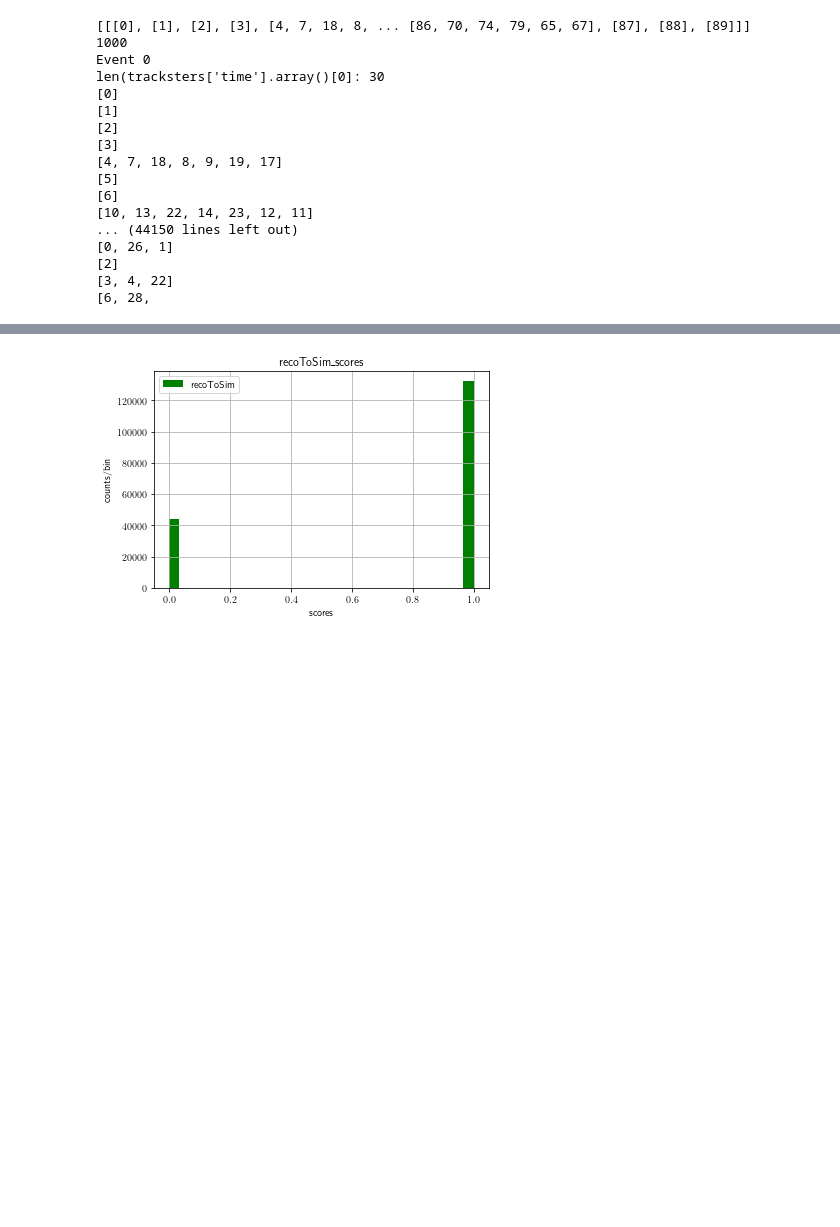
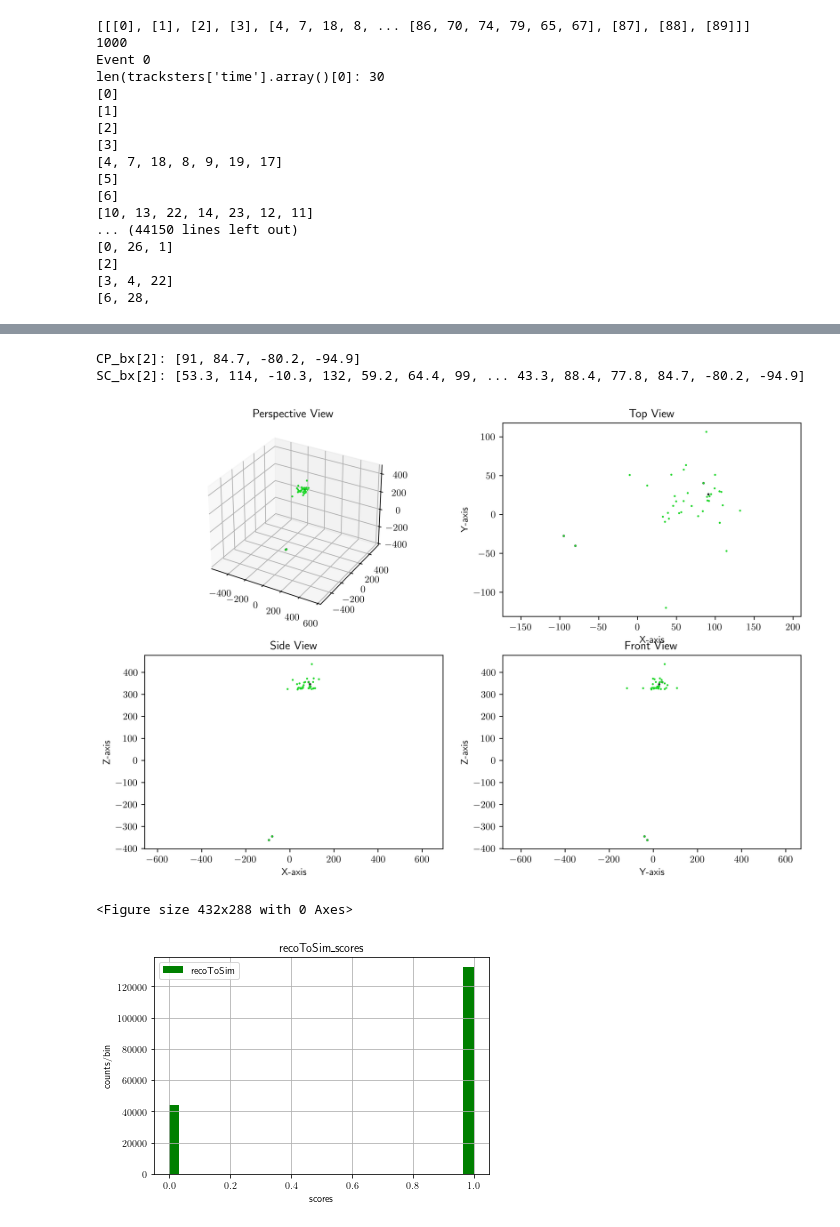
Before and after one commit to gabriel-rmrz/hgcal_nn, a Jupyter notebook: features_examination.ipynb, the cells around one changed output, grey strips where cells are left out. Drawn from its saved outputs; the diff is of its cells as text; code cells hidden in the pictures; blank space fills up the shorter version.

```diff
--- a/features_examination.ipynb
+++ b/features_examination.ipynb
@@ -274,34 +297,41 @@ plt.show()
 # %%
 #make_canvas()
-fig = plt.figure(figsize=(12,8), dpi=500)
-ax1 = fig.add_subplot(221, projection='3d')
-ax2 = fig.add_subplot(222)
-ax3 = fig.add_subplot(223)
-ax4 = fig.add_subplot(224)
+
 #simtrackstersCP
 simCP_bx = simtrackstersCP["barycenter_x"].array()
 simCP_by = simtrackstersCP["barycenter_y"].array()
 simCP_bz = simtrackstersCP["barycenter_z"].array()
 #simtracstersSC
 simSC_bx = simtrackstersSC["barycenter_x"].array()
 simSC_by = simtrackstersSC["barycenter_y"].array()
 simSC_bz = simtrackstersSC["barycenter_z"].array()
 
-# Plotting only the firs n events
+# Plotting only the first n events
 n= 3
 
 for i in range(2,n):
+  fig = plt.figure(figsize=(12,8), dpi=500)
+  ax1 = fig.add_subplot(221, projection='3d')
+  ax2 = fig.add_subplot(222)
+  ax3 = fig.add_subplot(223)
+  ax4 = fig.add_subplot(224)
   print(f"CP_bx[{i}]: {CP_bx[i]}")
   print(f"SC_bx[{i}]: {SC_bx[i]}")
   col = np.random.rand(3)
   col[2] *= 0.2 # Adjusting the blue channel
 
   col2 = np.random.rand(3)
   #col2[2] *= 0.2
 
   plot_point_cloud(ak.flatten(CP_bx[i], axis=0), ak.flatten(CP_by[i], axis=0), ak.flatten(CP_bz[i], axis=0), ax1, ax2, ax3, ax4, s=8, color=col)
   plot_point_cloud(ak.flatten(SC_bx[i], axis=0), ak.flatten(SC_by[i], axis=0), ak.flatten(SC_bz[i], axis=0), ax1, ax2, ax3, ax4, s=4, color=col2)
-plt.show()
+  plt.show()
+  plt.clf()
+# %% [output]
+CP_bx[2]: [91, 84.7, -80.2, -94.9]
+SC_bx[2]: [53.3, 114, -10.3, 132, 59.2, 64.4, 99, ... 43.3, 88.4, 77.8, 84.7, -80.2, -94.9]
+[figure, added]
+<Figure size 432x288 with 0 Axes>
 # %%
 myhist(ak.flatten(recoToSim_score, axis=None), title="recoToSim_scores", xlabel="scores", ylabel="counts/bin", bins=30, color='green', label="recoToSim", range=(0,1))
 #myhist(ak.flatten(simToReco_score, axis=None), title="simToReco_score", xlabel="scores", ylabel="counts/bin", bins=30, label="simToReco", range=(0,1))
```
Also changed, not shown: parts of 10 cells of this notebook, 2 other files.
